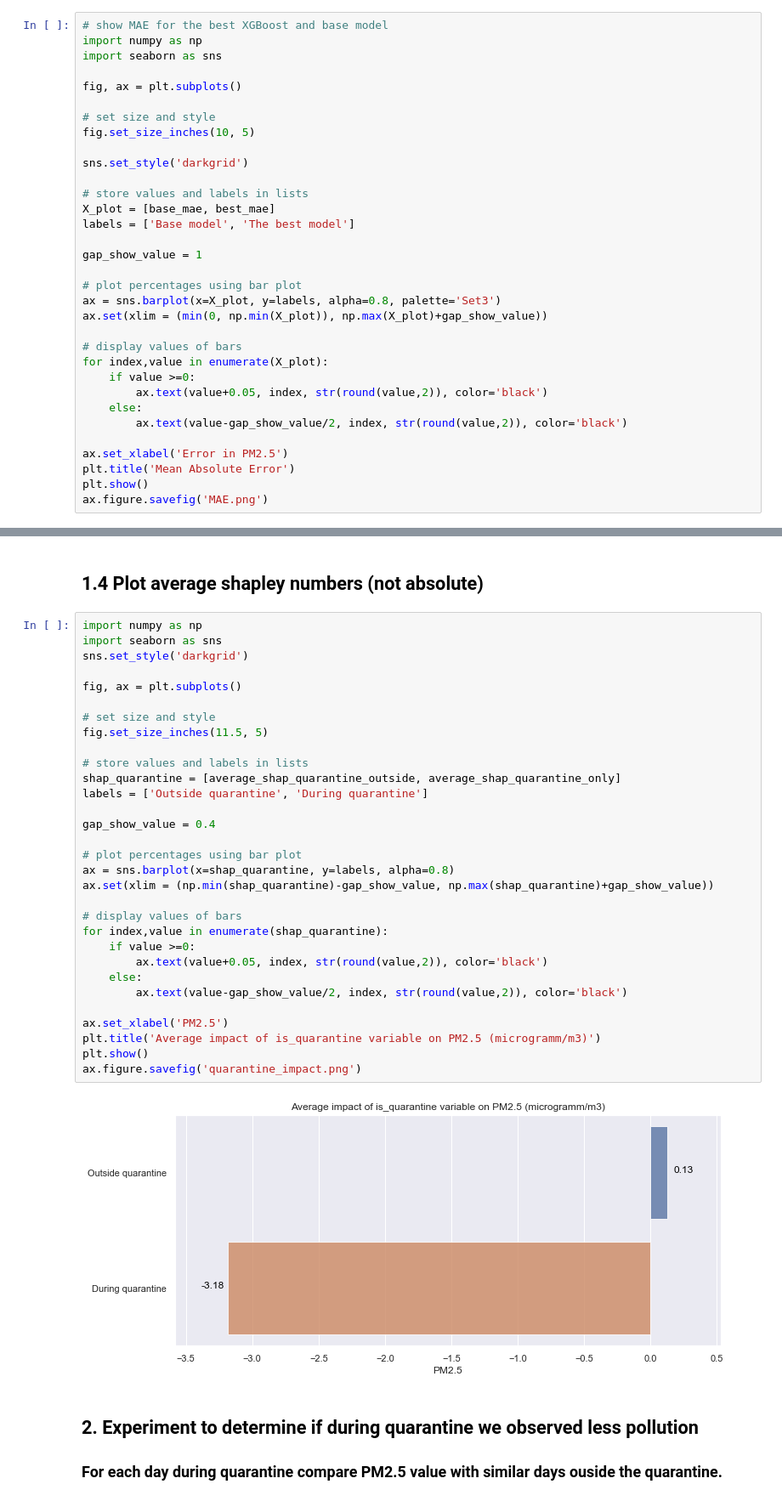
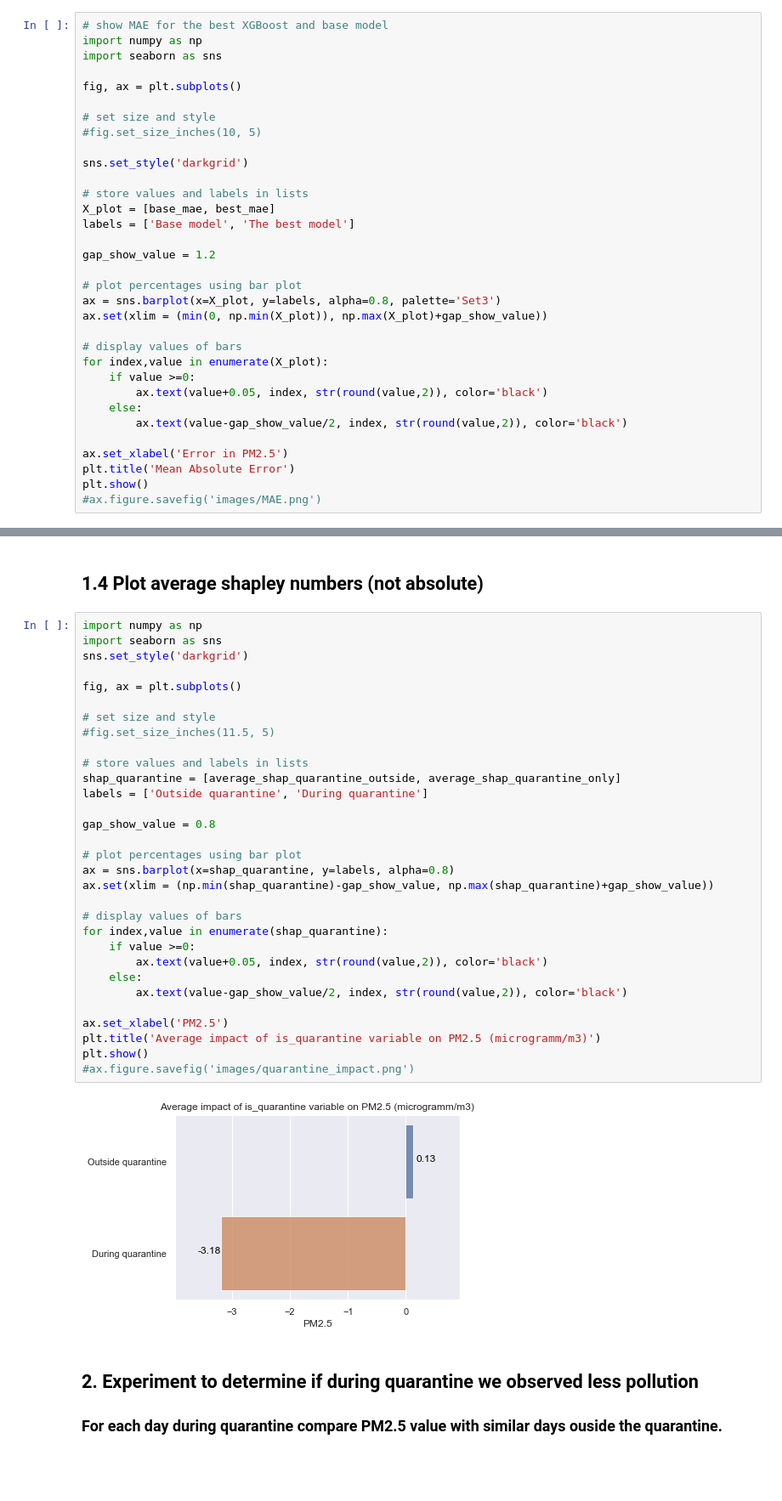
Before and after one commit to alibekU/almaty_air_2020, a Jupyter notebook: analysis_pm25.ipynb, the cells around one changed output, grey strips where cells are left out. Shown at 85% size. Saved outputs shown, nothing was run; the diff lists cells and outputs as text; blank space fills up the shorter version.

```diff
--- a/analysis_pm25.ipynb
+++ b/analysis_pm25.ipynb
@@ -1239,7 +1239,7 @@ import seaborn as sns
 fig, ax = plt.subplots()
 
 # set size and style
-fig.set_size_inches(10, 5)
+#fig.set_size_inches(10, 5)
 
 sns.set_style('darkgrid')
 
@@ -1247,7 +1247,7 @@ sns.set_style('darkgrid')
 X_plot = [base_mae, best_mae]
 labels = ['Base model', 'The best model']
 
-gap_show_value = 1
+gap_show_value = 1.2
 
 # plot percentages using bar plot
 ax = sns.barplot(x=X_plot, y=labels, alpha=0.8, palette='Set3')
@@ -1263,5 +1263,5 @@ for index,value in enumerate(X_plot):
 ax.set_xlabel('Error in PM2.5')
 plt.title('Mean Absolute Error')
 plt.show()
-ax.figure.savefig('MAE.png')
+#ax.figure.savefig('images/MAE.png')
 # %% [output]
@@ -1358,36 +1358,36 @@ print(average_shap_quarantine_outside)
 # %%
 import numpy as np
 import seaborn as sns
 sns.set_style('darkgrid')
 
 fig, ax = plt.subplots()
 
 # set size and style
-fig.set_size_inches(11.5, 5)
+#fig.set_size_inches(11.5, 5)
 
 # store values and labels in lists
 shap_quarantine = [average_shap_quarantine_outside, average_shap_quarantine_only]
 labels = ['Outside quarantine', 'During quarantine']
 
-gap_show_value = 0.4
+gap_show_value = 0.8
 
 # plot percentages using bar plot
 ax = sns.barplot(x=shap_quarantine, y=labels, alpha=0.8)
 ax.set(xlim = (np.min(shap_quarantine)-gap_show_value, np.max(shap_quarantine)+gap_show_value))
 
 # display values of bars
 for index,value in enumerate(shap_quarantine):
     if value >=0:
         ax.text(value+0.05, index, str(round(value,2)), color='black')
     else:
         ax.text(value-gap_show_value/2, index, str(round(value,2)), color='black')
 
 ax.set_xlabel('PM2.5')
 plt.title('Average impact of is_quarantine variable on PM2.5 (microgramm/m3)')
 plt.show()
-ax.figure.savefig('quarantine_impact.png')
+#ax.figure.savefig('images/quarantine_impact.png')
 # %% [output]
-[figure, old version]
+[figure, new version]
 # %% [markdown]
 ## 2. Experiment to determine if during quarantine we observed less pollution
 ### For each day during quarantine compare PM2.5 value with similar days ouside the quarantine.
```
Also changed, not shown: parts of 11 cells of this notebook, 9 other files.
